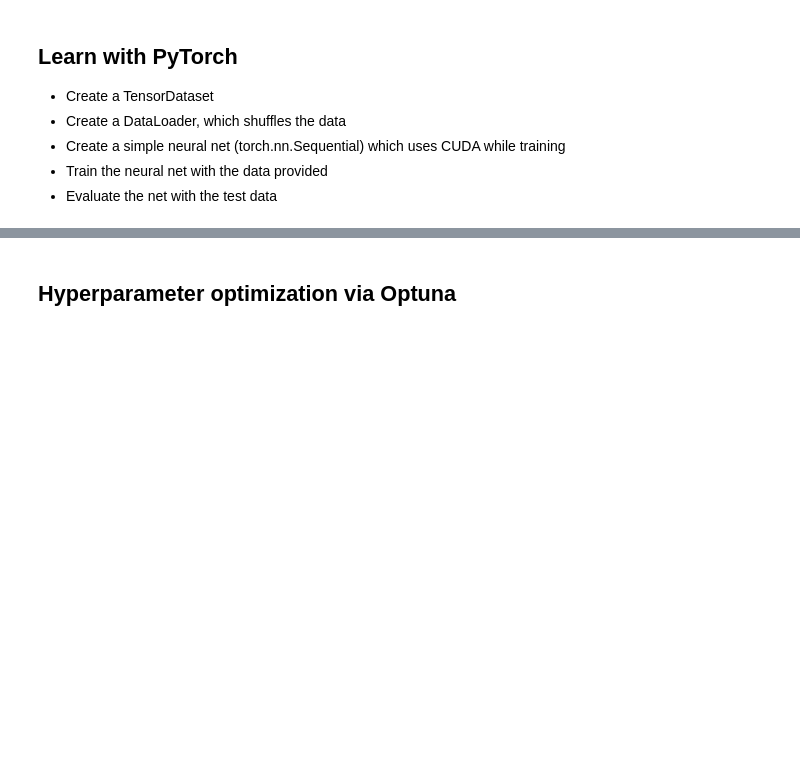
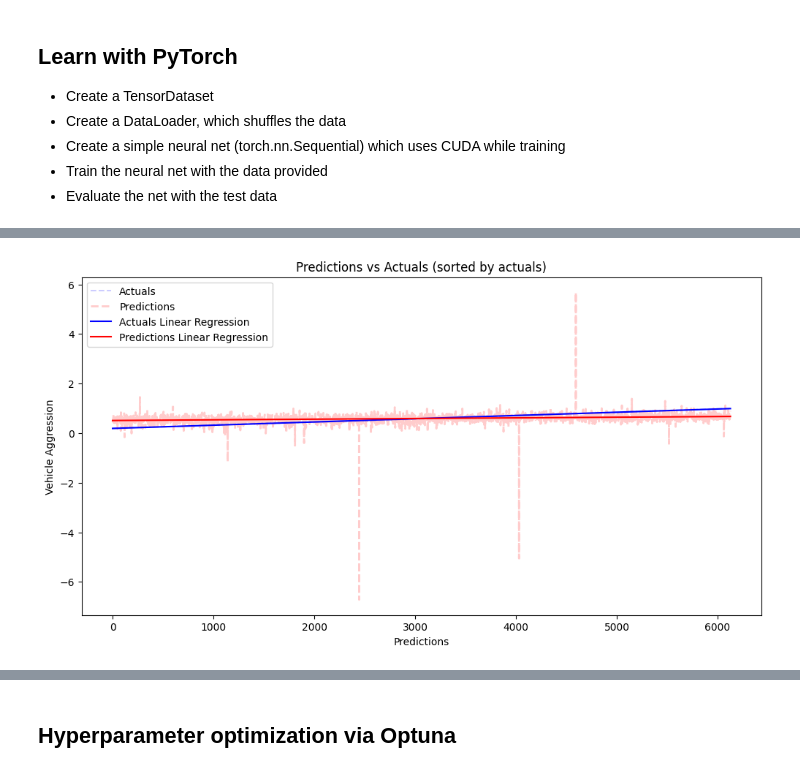
Before and after one commit to HLCaptain/hawk-ai, a Jupyter notebook: model/aggression_prediction.ipynb, the cells around one changed output, grey strips where cells are left out. Saved outputs shown, nothing was run; the diff lists cells and outputs as text; code cells hidden in the pictures; blank space fills up the shorter version.

```diff
--- a/model/aggression_prediction.ipynb
+++ b/model/aggression_prediction.ipynb
@@ -275,34 +339,73 @@ def plot_train(loss_at_epoch):
+# %%
+from sklearn.metrics import mean_squared_error
+
+best_of_models = {}
+calculate_loss = mean_squared_error
+
+def add_best_of_model(
+    model: str,
+    predictions: list[float],
+    loss_at_epoch: list[float] = [],
+    training_time: float = 0.0,
+    hyperparameters: dict = {}):
+    global best_of_models
+    best_of_models[model] = {
+        'predictions': predictions,
+        'loss': calculate_loss(y_test, predictions),
+        'loss_at_epoch': loss_at_epoch,
+        'training_time': training_time,
+        'hyperparameters': hyperparameters,
+        }
 # %%
 from sklearn.linear_model import LinearRegression
 from sklearn.ensemble import RandomForestRegressor
-from sklearn.svm import SVR
+from sklearn.svm import LinearSVR
 from sklearn.metrics import mean_squared_error, r2_score
+import time
 
-# # Linear Regression
-# lr = LinearRegression()
-# lr.fit(X_train_2d, y_train)
-# y_pred_lr = lr.predict(X_test_2d)
+# Linear Regression
+lr = LinearRegression()
+time_start = time.perf_counter()
+lr.fit(X_train_2d, y_train)
+time_end = time.perf_counter()
+y_pred_lr = lr.predict(X_test_2d)
+plot_evaluation(y_test, y_pred_lr)
+add_best_of_model('Linear Regression', y_pred_lr, training_time=time_end-time_start)
 
-# # Random Forest
-# rf = RandomForestRegressor(n_estimators=100, random_state=42)
-# rf.fit(X_train_2d, y_train)
-# y_pred_rf = rf.predict(X_test_2d)
+# Random Forest
+n_estimators = 200
+random_state = 42
+rf = RandomForestRegressor(n_estimators=n_estimators, random_state=random_state, n_jobs=-1)
+# Start timer
+time_start = time.perf_counter()
+rf.fit(X_train_2d, y_train)
+time_end = time.perf_counter()
+y_pred_rf = rf.predict(X_test_2d)
+plot_evaluation(y_test, y_pred_rf)
+add_best_of_model('Random Forest', y_pred_rf, training_time=time_end-time_start, hyperparameters={'n_estimators': n_estimators, 'random_state': random_state})
 
-# # Support Vector Regression
-# svr = SVR(kernel='rbf', C=1.0, epsilon=0.1)
-# svr.fit(X_train_2d, y_train)
-# y_pred_svr = svr.predict(X_test_2d)
+# Support Vector Regression
+max_iter = 10000
+svr = LinearSVR(max_iter=max_iter)
+time_start = time.perf_counter()
+svr.fit(X_train_2d, y_train)
+time_end = time.perf_counter()
+y_pred_svr = svr.predict(X_test_2d)
+plot_evaluation(y_test, y_pred_svr)
+add_best_of_model('Linear SVR', y_pred_svr, training_time=time_end-time_start, hyperparameters={'max_iter': max_iter})
 
-# # Evaluation
-# mse_lr = mean_squared_error(y_test, y_pred_lr)
-# r2_lr = r2_score(y_test, y_pred_lr)
+# Evaluation
+mse_lr = mean_squared_error(y_test, y_pred_lr)
+r2_lr = r2_score(y_test, y_pred_lr)
 
-# mse_rf = mean_squared_error(y_test, y_pred_rf)
-# r2_rf = r2_score(y_test, y_pred_rf)
+mse_rf = mean_squared_error(y_test, y_pred_rf)
+r2_rf = r2_score(y_test, y_pred_rf)
 
-# mse_svr = mean_squared_error(y_test, y_pred_svr)
-# r2_svr = r2_score(y_test, y_pred_svr)
+mse_svr = mean_squared_error(y_test, y_pred_svr)
+r2_svr = r2_score(y_test, y_pred_svr)
 
-# print("Linear Regression: MSE = {:.4f}, R2 = {:.4f}".format(mse_lr, r2_lr))
-# print("Random Forest: MSE = {:.4f}, R2 = {:.4f}".format(mse_rf, r2_rf))
-# print("Support Vector Regression: MSE = {:.4f}, R2 = {:.4f}".format(mse_svr, r2_svr))
+print("Linear Regression: MSE = {:.4f}, R2 = {:.4f}".format(mse_lr, r2_lr))
+print("Random Forest: MSE = {:.4f}, R2 = {:.4f}".format(mse_rf, r2_rf))
+print("Support Vector Regression: MSE = {:.4f}, R2 = {:.4f}".format(mse_svr, r2_svr))
+# %% [output]
+[figure, added]
```
Also changed, not shown: parts of 22 cells of this notebook.
